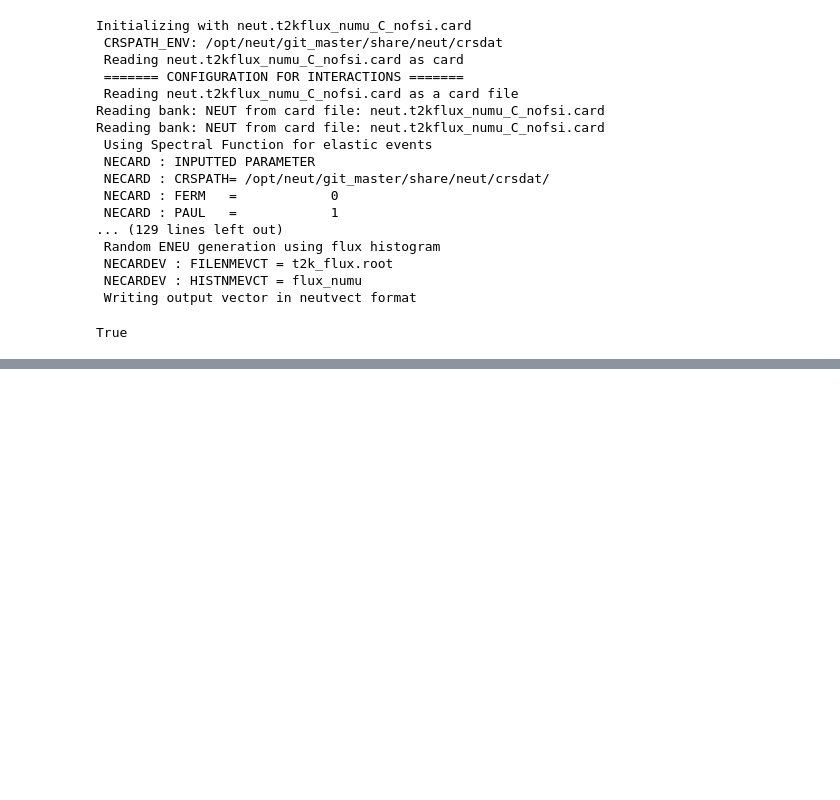
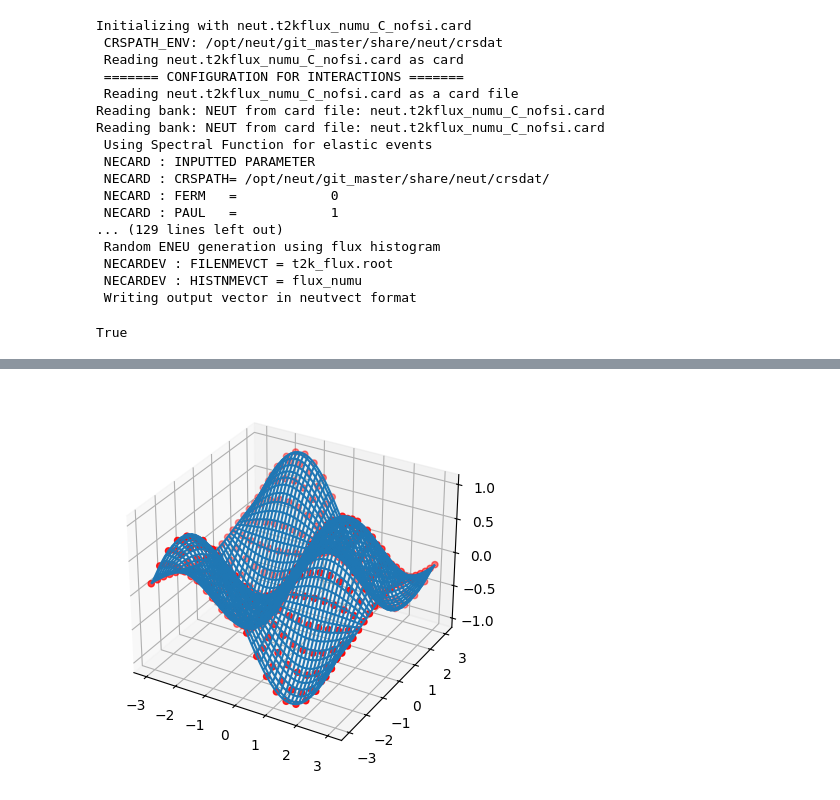
Before and after one commit to NUISANCEMC/nuisance3, a Jupyter notebook: notebooks/response.ipynb, the cells around one changed output, grey strips where cells are left out. Drawn from its saved outputs; the diff is of its cells as text; code cells hidden in the pictures; blank space fills up the shorter version.

```diff
--- a/notebooks/response.ipynb
+++ b/notebooks/response.ipynb
@@ -148,3 +150,39 @@ print(ef)
+# %%
+A = np.linspace(-3,3,20)
+M_X, M_Y = np.meshgrid(A, A)
+M_Z = np.empty(M_X.shape)
+
+def f(x,y):
+    return (np.sin(x))*np.cos(y)
+
+P, Y = [], []
+for i in range(M_X.shape[0]):
+    for j in range(M_X.shape[1]):
+        P.append((M_X[i,j],M_Y[i,j]))
+        Y.append(f(M_X[i,j],M_Y[i,j]))
+
+rbf.build(np.array(P),np.array([Y,]))
+# %%
+X1, Y1 = np.array(P).transpose()
+Z1 = Y
+# %%
+A = np.linspace(-3,3,50)
+M_X, M_Y = np.meshgrid(A, A)
+M_Z = np.empty(M_X.shape)
+
+for i in range(M_X.shape[0]):
+    for j in range(M_X.shape[1]):
+        M_Z[i,j] = rbf.eval([M_X[i,j], M_Y[i,j]])[0]
+# %%
+import matplotlib.pyplot as plt
+from mpl_toolkits.mplot3d import Axes3D
+fig = plt.figure()
+ax = fig.add_subplot(111, projection='3d')
+ax.scatter(X1, Y1, Z1, c="r")
+ax.plot_wireframe(M_X, M_Y, M_Z, rstride=1, cstride=1)
+plt.show()
+# %% [output]
+[figure, added]
 # %%
 sp = pn.response.NaturalCubicFrameSpline()
 sp.build(vals, ef.table[0:10,9:])
```
Also changed, not shown: parts of 15 cells of this notebook, 3 other files.
